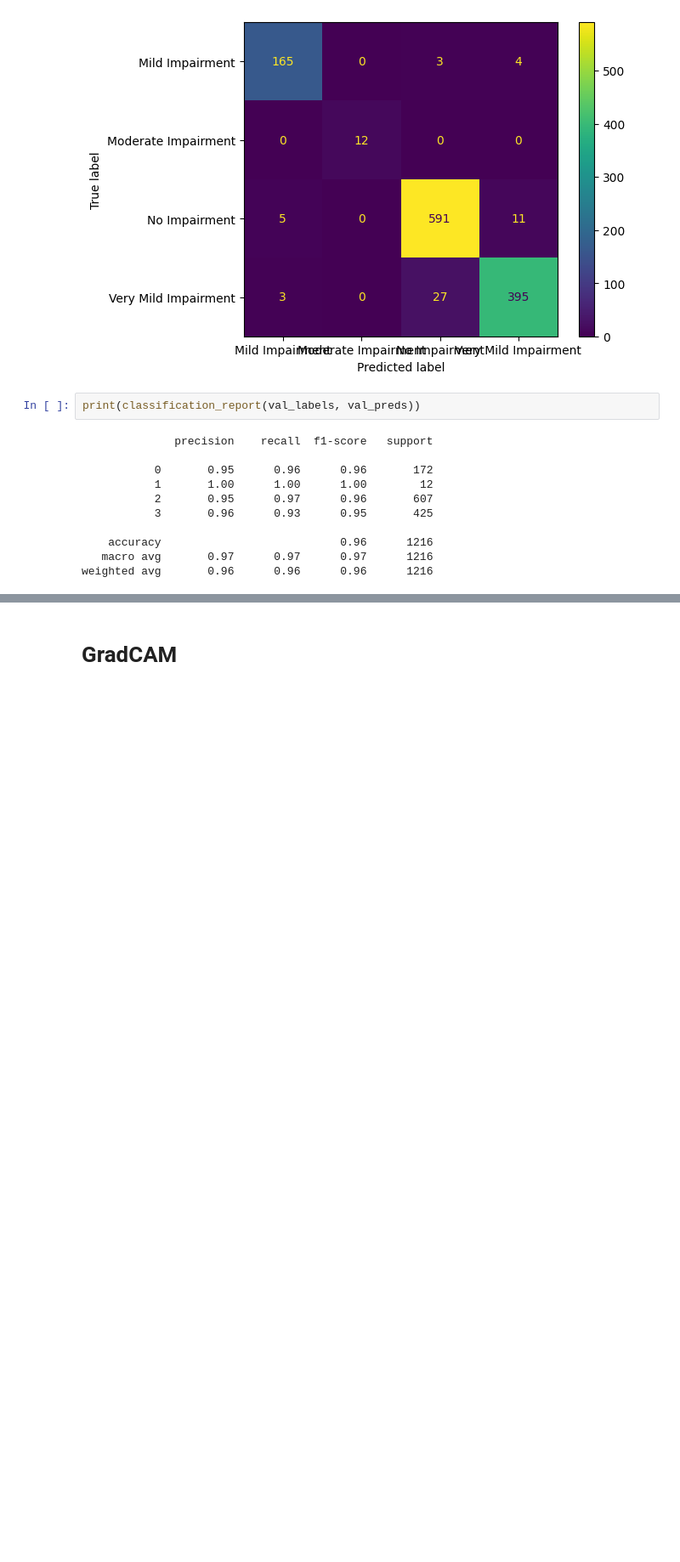
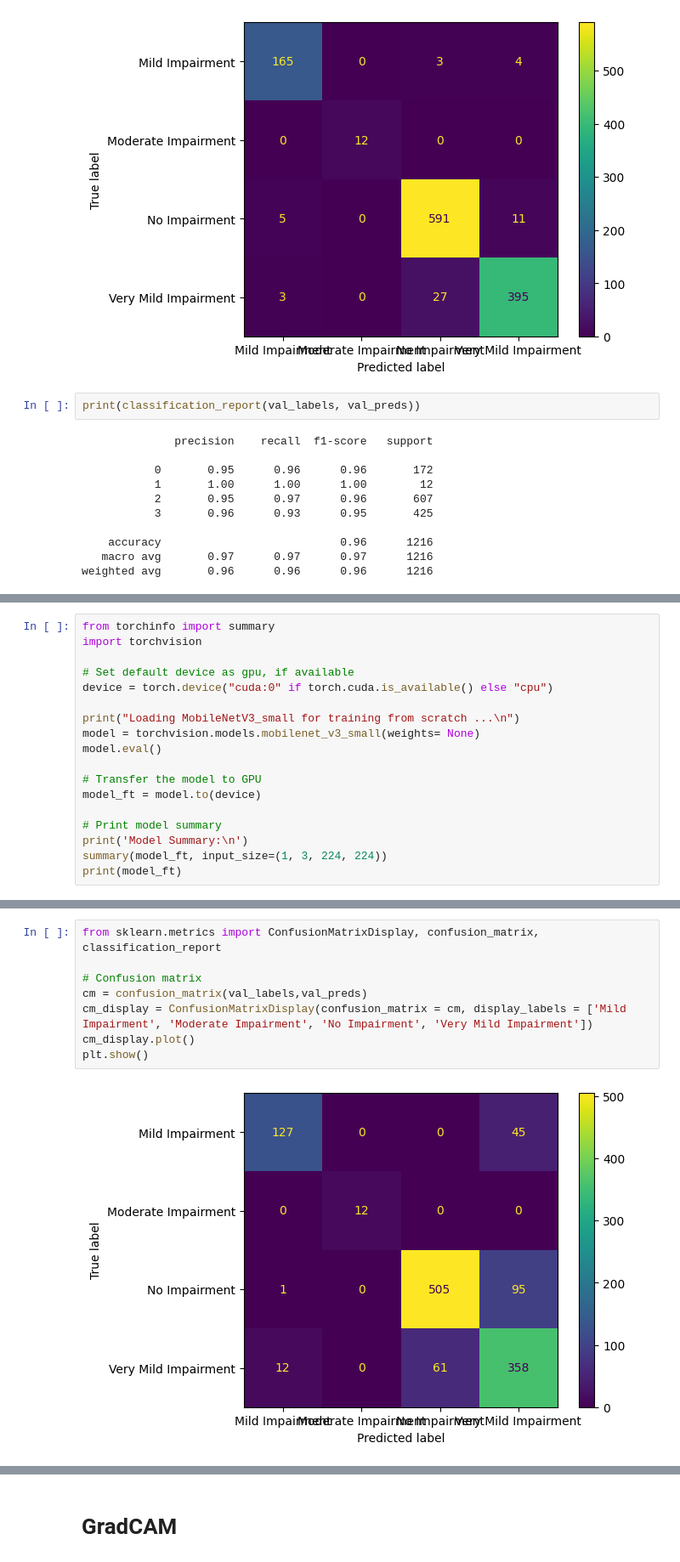
Before and after one commit to HuynhHanDong/Alzheimer-Classification, a Jupyter notebook: train.ipynb, the cells around one changed output, grey strips where cells are left out. Shown at 85% size. Cells and saved outputs as stored; diff of their text form; blank space fills up the shorter version.

```diff
--- a/train.ipynb
+++ b/train.ipynb
@@ -633,0 +670,18 @@ weighted avg       0.96      0.96      0.96      1216
+# %%
+from torchinfo import summary
+import torchvision
+
+# Set default device as gpu, if available
+device = torch.device("cuda:0" if torch.cuda.is_available() else "cpu")
+
+print("Loading MobileNetV3_small for training from scratch ...\n")
+model = torchvision.models.mobilenet_v3_small(weights= None)
+model.eval()
+
+# Transfer the model to GPU
+model_ft = model.to(device)
+
+# Print model summary
+print('Model Summary:\n')
+summary(model_ft, input_size=(1, 3, 224, 224))
+print(model_ft)
@@ -633,0 +765,10 @@ weighted avg       0.96      0.96      0.96      1216
+# %%
+from sklearn.metrics import ConfusionMatrixDisplay, confusion_matrix, classification_report
+
+# Confusion matrix
+cm = confusion_matrix(val_labels,val_preds)
+cm_display = ConfusionMatrixDisplay(confusion_matrix = cm, display_labels = ['Mild Impairment', 'Moderate Impairment', 'No Impairment', 'Very Mild Impairment'])
+cm_display.plot()
+plt.show()
+# %% [output]
+[figure, added]
```
Also changed, not shown: parts of 34 cells of this notebook, 9 other files.
